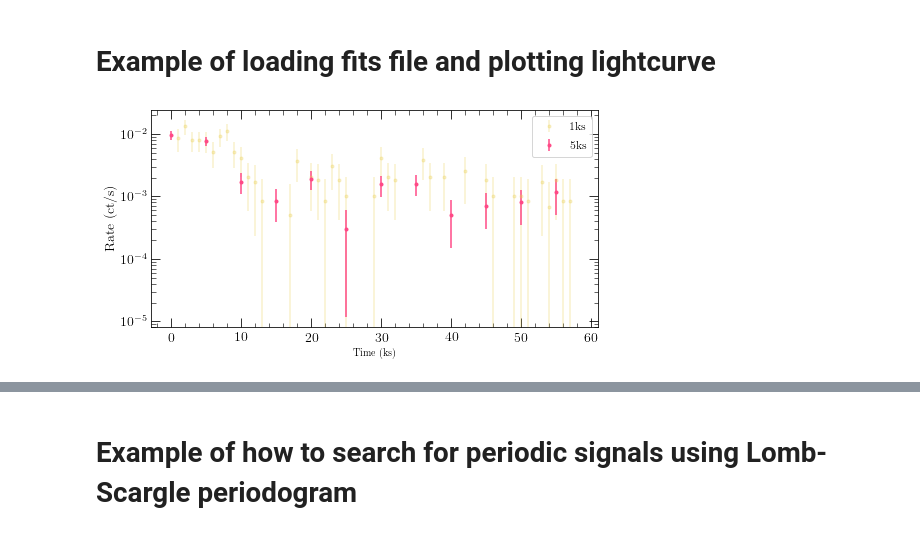
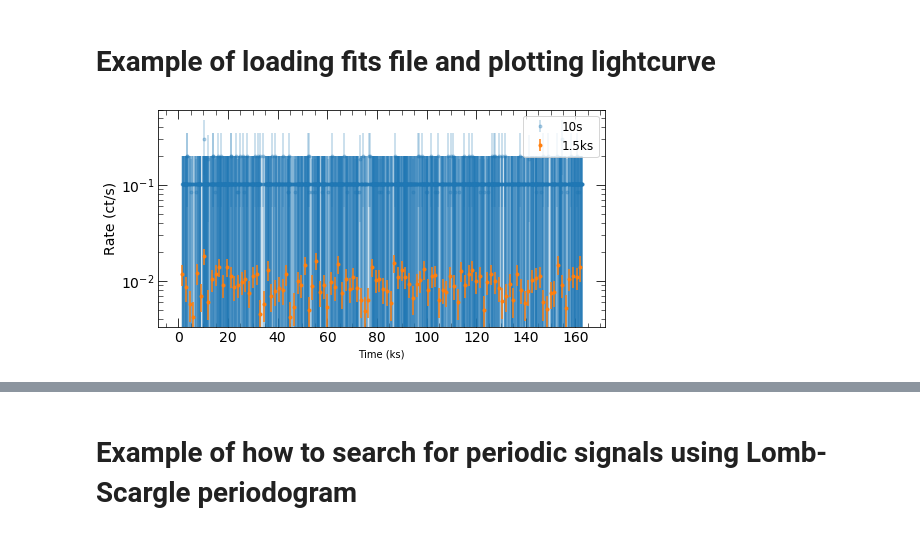
Before and after one commit to kcdage/fits_lightcurves, a Jupyter notebook: noise_notebook.ipynb, the cells around one changed output, grey strips where cells are left out. Cells and saved outputs as stored; diff of their text form; code cells hidden in the pictures.

```diff
--- a/noise_notebook.ipynb
+++ b/noise_notebook.ipynb
@@ -16,19 +13,30 @@ lc_319_1ks = fits.open('1399_319_C_sub_lc_1ks.fits')[1].data
+# %%
+cx_obs1_10s = fits.open('cxou88_sub_lc_10s_newfil.fits')[1].data
+cx_obs2_10s = fits.open('cxou89_sub_lc_10s_newfil.fits')[1].data
+
+cx_obs1_10s_bg = fits.open('cxou88_bkg_lc_10s_newfil.fits')[1].data
+cx_obs2_10s_bg = fits.open('cxou89_bkg_lc_10s_newfil.fits')[1].data
+
+cx_obs1_1ks = fits.open('cxou88_sub_lc_1.5ks_newfil.fits')[1].data
+cx_obs2_1ks = fits.open('cxou89_sub_lc_1.5ks_newfil.fits')[1].data
+
+cx_obs1_1ks_bg = fits.open('cxou88_bkg_lc_1.5ks_newfil.fits')[1].data
+cx_obs2_1ks_bg = fits.open('cxou89_sub_lc_1.5ks_newfil.fits')[1].data
 # %%
 
 plt.figure(figsize=(8,4))
-plt.errorbar((lc_319_1ks['TIME']-lc_319_1ks['TIME'][0])/1000,lc_319_1ks['NET_RATE'],lc_319_1ks['ERR_RATE'],fmt='.', color=palettable.cubehelix.cubehelix3_16.mpl_colors[12],alpha=0.3, label='1ks')
-plt.errorbar((lc_319_5ks['TIME']-lc_319_5ks['TIME'][0])/1000,lc_319_5ks['NET_RATE'],lc_319_5ks['ERR_RATE'], color=palettable.cubehelix.cubehelix3_16.mpl_colors[9], fmt='.',alpha=1.0, label='5ks')
+plt.errorbar((cx_obs1_10s['TIME']-cx_obs1_10s['TIME'][0])/1000,cx_obs1_10s['NET_RATE'],cx_obs1_10s['ERR_RATE'],fmt='.',alpha=0.3, label='10s')
+plt.errorbar((cx_obs1_1ks['TIME']-cx_obs1_1ks['TIME'][0])/1000,cx_obs1_1ks['NET_RATE'],cx_obs1_1ks['ERR_RATE'],  fmt='.',alpha=1.0, label='1.5ks')
 plt.legend(loc=1,numpoints=1,fontsize=12)
 plt.xlabel('Time (ks)')
 plt.ylabel('Rate (ct/s)', fontsize=14)
 plt.yscale('log')
 
 #formatting for tick marks
 plt.minorticks_on()
 plt.tick_params(axis='both', which='major', labelsize=14)
 plt.tick_params(axis='both', which='major', length=9)
 plt.tick_params(axis='both', which='minor', length=4.5)
 plt.tick_params(axis='both', which='both',direction='in',right='on',top='on')
-#plt.savefig('lc_319_1ks_5ks.pdf')
 # %% [output]
-[figure, old version]
+[figure, new version]
```
Also changed, not shown: parts of 5 cells of this notebook, 10 other files.
